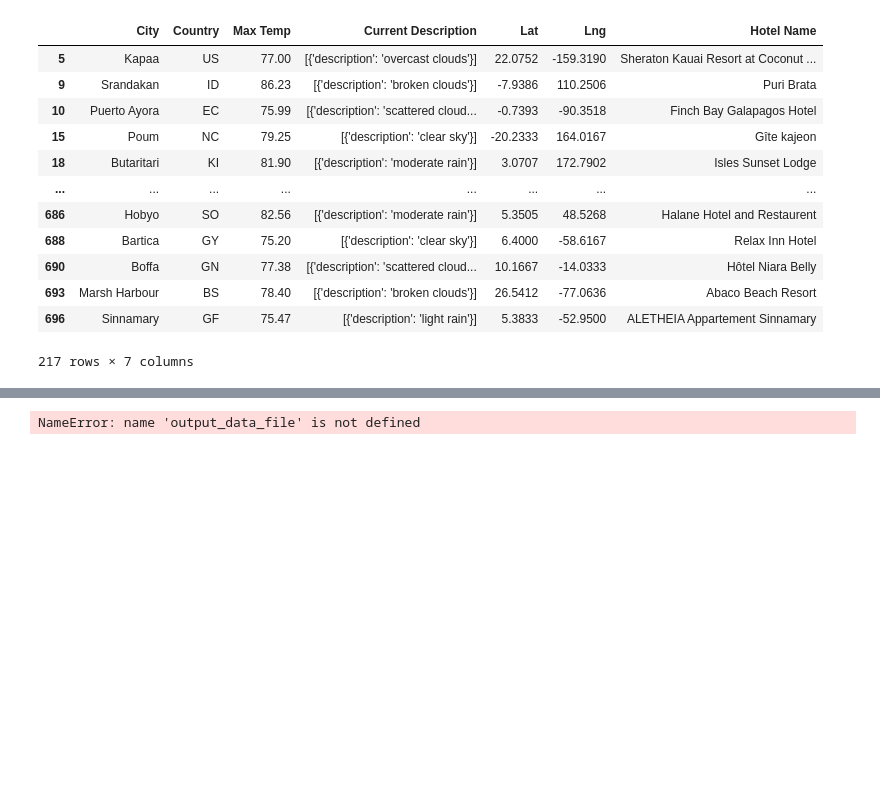
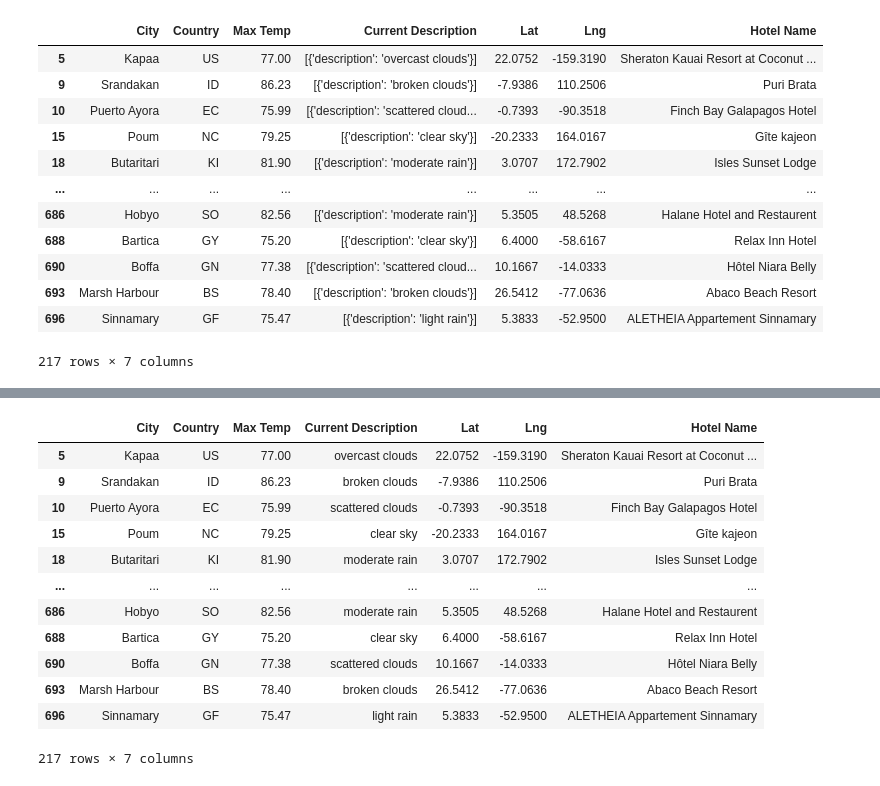
Before and after one commit to crkaide/World_Weather_Analysis, a Jupyter notebook: Vacation_Search/Vacation_Search_starter_code.ipynb, the cells around one changed output, grey strips where cells are left out. Saved outputs shown, nothing was run; the diff lists cells and outputs as text; code cells hidden in the pictures; blank space fills up the shorter version.

Commit message:
adding WeatherPy_vacation_map, finish del 2

```diff
--- a/Vacation_Search/Vacation_Search_starter_code.ipynb
+++ b/Vacation_Search/Vacation_Search_starter_code.ipynb
@@ -216,10 +277,26 @@ Name: Current Description, Length: 217, dtype: object
+# %%
+clean_hotel_df = clean_hotel_df[["City", "Country", "Max Temp", "Current Description ", "Lat", "Lng", "Hotel Name"]]
+clean_hotel_df
+# %% [output]
+|  | City | Country | Max Temp | Current Description | Lat | Lng | Hotel Name |
+| 5 | Kapaa | US | 77.00 | overcast clouds | 22.0752 | -159.3190 | Sheraton Kauai Resort at Coconut ... |
+| 9 | Srandakan | ID | 86.23 | broken clouds | -7.9386 | 110.2506 | Puri Brata |
+| 10 | Puerto Ayora | EC | 75.99 | scattered clouds | -0.7393 | -90.3518 | Finch Bay Galapagos Hotel |
+| 15 | Poum | NC | 79.25 | clear sky | -20.2333 | 164.0167 | Gîte kajeon |
+| 18 | Butaritari | KI | 81.90 | moderate rain | 3.0707 | 172.7902 | Isles Sunset Lodge |
+| ... | ... | ... | ... | ... | ... | ... | ... |
+| 686 | Hobyo | SO | 82.56 | moderate rain | 5.3505 | 48.5268 | Halane Hotel and Restaurent |
+| 688 | Bartica | GY | 75.20 | clear sky | 6.4000 | -58.6167 | Relax Inn Hotel |
+| 690 | Boffa | GN | 77.38 | scattered clouds | 10.1667 | -14.0333 | Hôtel Niara Belly |
+| 693 | Marsh Harbour | BS | 78.40 | broken clouds | 26.5412 | -77.0636 | Abaco Beach Resort |
+| 696 | Sinnamary | GF | 75.47 | light rain | 5.3833 | -52.9500 | ALETHEIA Appartement Sinnamary |
+217 rows × 7 columns
 # %%
 # 8a. Create the output File (CSV)
+output_data_file = "WeatherPy_vacation.csv"
 
 # 8b. Export the City_Data into a csv
 clean_hotel_df.to_csv(output_data_file, index_label="City_ID")
-# %% [output]
-NameError: name 'output_data_file' is not defined
 # %%
 # 9. Using the template add city name, the country code, the weather description and maximum temperature for the city.
 info_box_template = """
```
Also changed, not shown: parts of 10 cells of this notebook, 4 other files.
